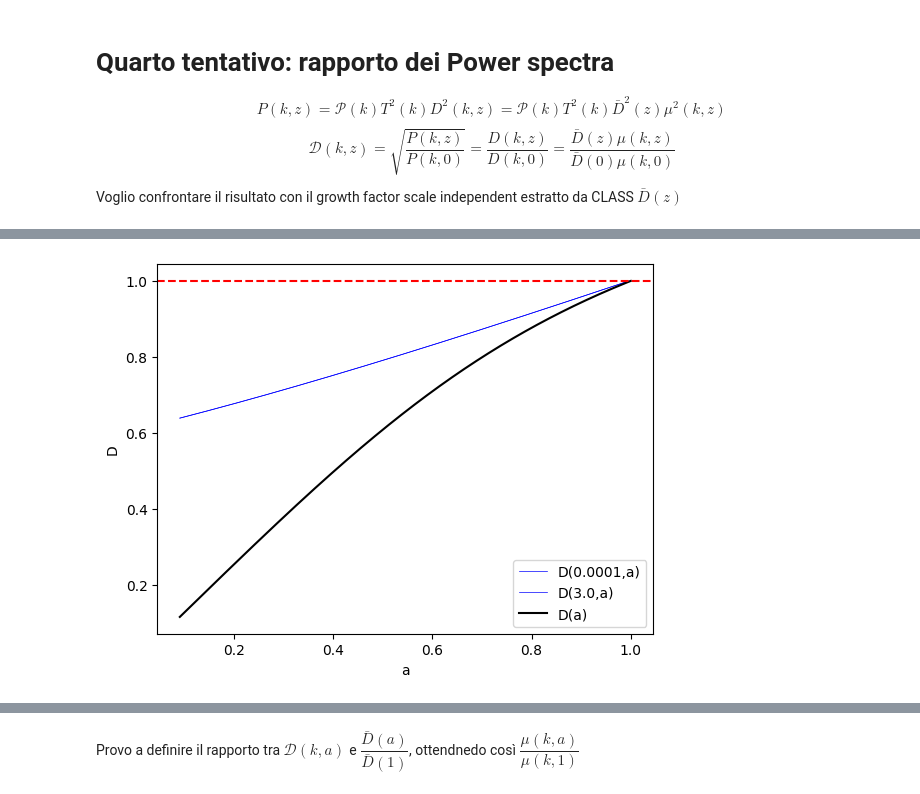
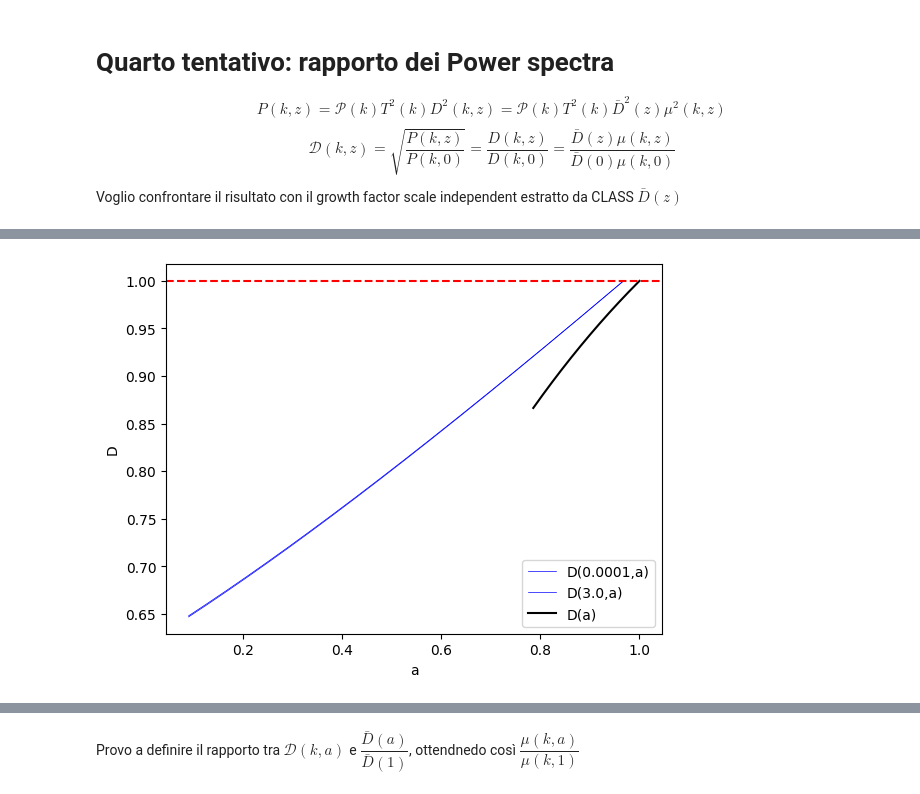
Before and after one commit to ste-cartu/Bachelor-Thesis, a Jupyter notebook: prova_estrazione_D.ipynb, the cells around one changed output, grey strips where cells are left out. Cells and saved outputs as stored; diff of their text form; code cells hidden in the pictures.

```diff
--- a/prova_estrazione_D.ipynb
+++ b/prova_estrazione_D.ipynb
@@ -201,15 +203,16 @@ LambdaCDM.set({'output':'tCl,pCl,lCl,mPk',
 LambdaCDM.compute()
 # %%
 # definisco il range di scale k = [10^-4; 3] e di redshift z = [0; 10]
-n = 2977
+n = 300
 kk = np.logspace(-4, np.log10(3), n)    # k in h/Mpc
 zz = np.arange(10, 0, -10/n)            # 2977 punti di reshift
 aa = 1./(zz+1)                          # converto il redshift in fattore di scala
 
-Pkz = [[0 for i in range(n)] for i in range(n)]
+#Pkz = [[0 for i in range(n)] for j in range(n)]
+Pkz = np.zeros([n,n])
 h = LambdaCDM.h()       # get reduced Hubble for conversions to 1/Mpc
 
 # calcolo il Power spectrum per tutti i valori di k e a
 for k in range(n) :
     for a in range(n) :
-        Pkz[k][a] = LambdaCDM.pk(kk[k]*h, aa[a])*h**3
+        Pkz[k,a] = LambdaCDM.pk(kk[k], aa[a])
@@ -223,6 +231,9 @@ for k in range(n) :
 
 Dkz = np.array(d)
 
-z = bg['z'][37023:]
+z0 = bg['z']
+N = len(z0)
+z = z0[N-n:]
+
 a = 1./(z+1)
-Dz = bg['gr.fac. D'][37023:]
+Dz = bg['gr.fac. D'][N-n:]
@@ -229,16 +252,16 @@ Dz = bg['gr.fac. D'][37023:]
 # %%
 # plotto D(k,a) con variabile a e parametro k, plotto anche D(a)
 
 plt.plot(aa, Dkz[0,:], color='blue', label='D(' + str(kk[0]) + ',a)', linewidth='0.5')
-plt.plot(aa, Dkz[2976,:], color='blue', label='D(' + str(kk[2976]) + ',a)', linewidth='0.5')
+plt.plot(aa, Dkz[n-1,:], color='blue', label='D(' + str(kk[n-1]) + ',a)', linewidth='0.5')
 plt.plot(a, Dz, color='black', label='D(a)')
 plt.axhline(y=1, color='red', linestyle='--')
 
 plt.xlabel('a')
 plt.ylabel('D')
 
 plt.legend()
 plt.show()
 # %% [output]
-[figure, old version]
+[figure, new version]
 # %%
```
Also changed, not shown: parts of 18 cells of this notebook.
